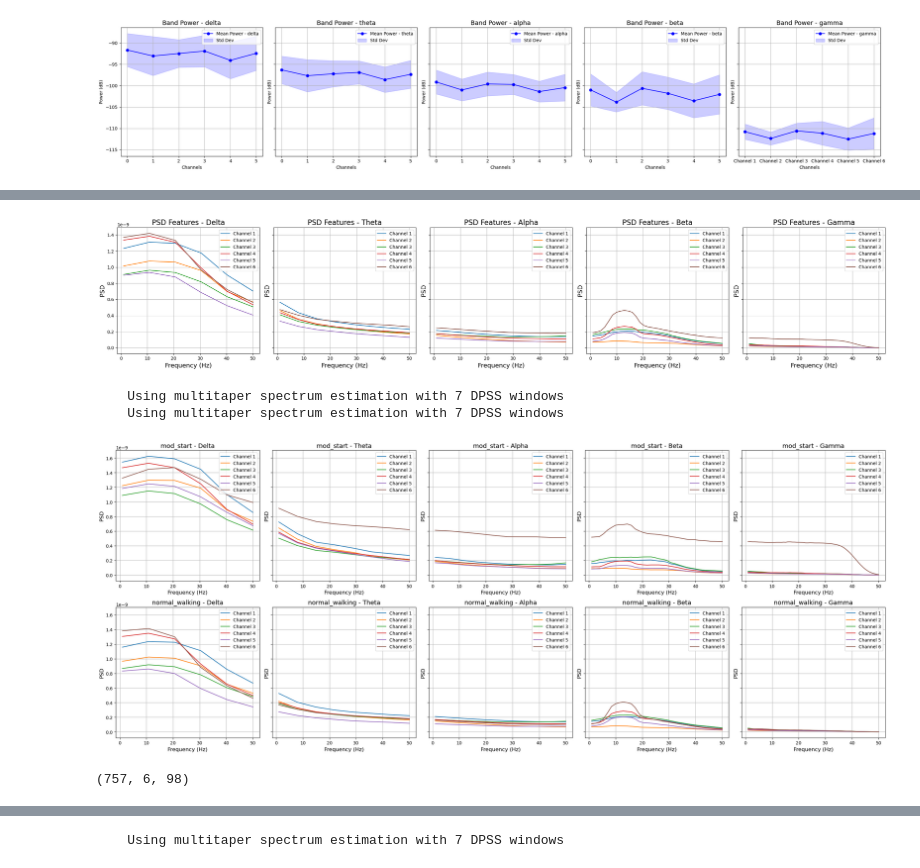
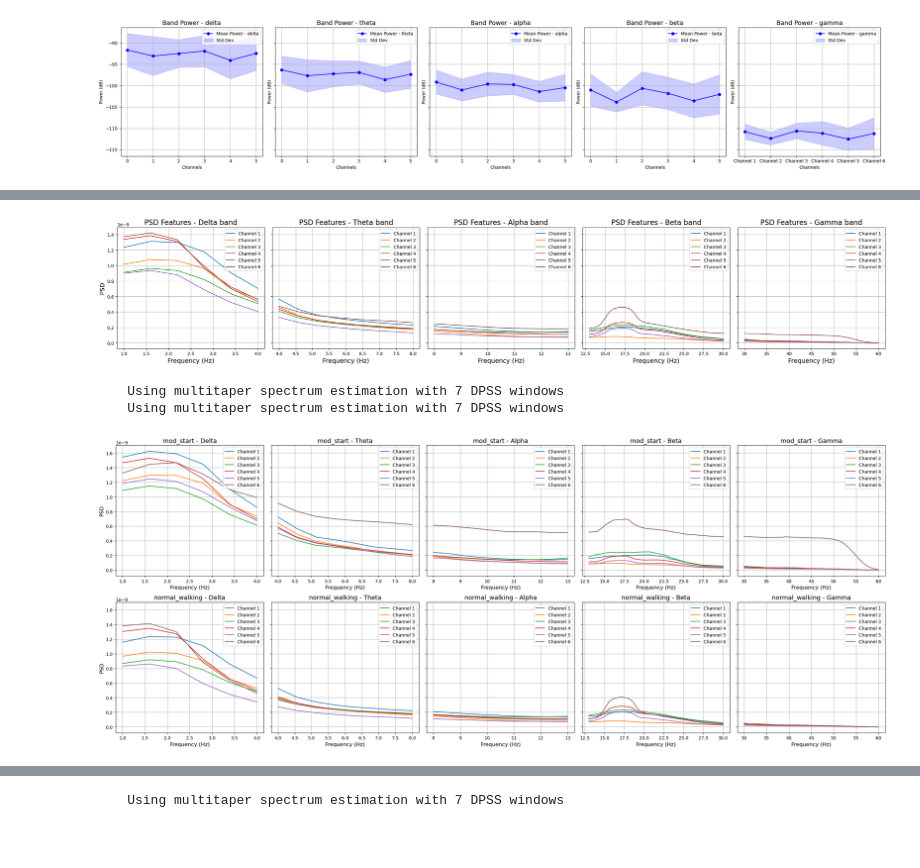
Before and after one commit to orabe/gaitmod, a Jupyter notebook: examples/lfp_all_data copy.ipynb, the cells around one changed output, grey strips where cells are left out. Cells and saved outputs as stored; diff of their text form; code cells hidden in the pictures; blank space fills up the shorter version.

```diff
--- a/examples/lfp_all_data copy.ipynb
+++ b/examples/lfp_all_data copy.ipynb
@@ -468,39 +454,45 @@ visualize_band_power(band_power_features)
 def visualize_psd(psd_features):
     """
     Visualizes the PSD features for each frequency band.
 
     Parameters:
     - psd_features: Dictionary with frequency bands as keys and values as
                     arrays of shape (n_epochs, n_channels, n_frequencies).
     """
     num_bands = len(psd_features)
     num_channels = next(iter(psd_features.values())).shape[1]  # Get number of channels
 
     # Create a figure with subplots for each frequency band
     fig, axes = plt.subplots(1, num_bands, figsize=(5 * num_bands, 5), sharey=True)
 
     # Plot each band
     for i, (band, values) in enumerate(psd_features.items()):
         mean_psd = values.mean(axis=0)  # Average across epochs
-        freqs = np.linspace(1, 50, values.shape[2])  # Example frequency range (adjust as necessary)
+        freq_range = freq_bands[band]
+        freqs = np.linspace(freq_range[0], freq_range[1], values.shape[2])  # Adjust frequency range per band
 
         for ch in range(num_channels):
             axes[i].plot(freqs, mean_psd[ch, :], label=f'Channel {ch + 1}')
 
         # Add titles and labels
-        axes[i].set_title(f'PSD Features - {band.capitalize()}', fontsize=16)
+        axes[i].set_title(f'PSD Features - {band.capitalize()} band', fontsize=16)
         axes[i].set_xlabel('Frequency (Hz)', fontsize=14)
-        axes[i].set_ylabel('PSD', fontsize=14)
+        if i == 0:
+            axes[i].set_ylabel('PSD', fontsize=14)
         axes[i].legend(loc='upper right')
         axes[i].grid(True)
 
     plt.tight_layout()
     plt.show()
 
-visualize_psd(psd_features) # Plot PSD features
+# Example data for testing (use your actual psd_features data here)
+visualize_psd(psd_features)  # Uncomment and run with actual psd_features data
 # %% [output]
-[figure, old version]
+[figure, new version]
 # %%
+import numpy as np
+import matplotlib.pyplot as plt
+
 def visualize_psd_by_class(psd_features_mod, psd_features_norm, freq_bands):
     """
     Visualizes the PSD features for each frequency band in two subplots, one for each class (mod_start and normal_walking).
@@ -510,7 +502,7 @@ def visualize_psd_by_class(psd_features_mod, psd_features_norm, freq_bands):
                         values as arrays of shape (n_epochs, n_channels, n_frequencies).
     - psd_features_norm: Dictionary for normal_walking class with frequency bands as keys and
                          values as arrays of shape (n_epochs, n_channels, n_frequencies).
-    - freq_bands: List or dictionary of frequency bands.
+    - freq_bands: Dictionary of frequency bands with their ranges.
     """
     num_bands = len(freq_bands)
     num_channels_mod = next(iter(psd_features_mod.values())).shape[1]  # Number of channels for mod_start
@@ -521,7 +513,8 @@ def visualize_psd_by_class(psd_features_mod, psd_features_norm, freq_bands):
     # Plot PSD for mod_start
     for i, (band, values_mod) in enumerate(psd_features_mod.items()):
         mean_psd_mod = values_mod.mean(axis=0)  # Average across epochs for mod_start
-        freqs = np.linspace(1, 50, values_mod.shape[2])  # Example frequency range (adjust as necessary)
+        freq_range = freq_bands[band]
+        freqs = np.linspace(freq_range[0], freq_range[1], values_mod.shape[2])  # Set frequency range per band
 
         for ch in range(num_channels_mod):
             axes[0, i].plot(freqs, mean_psd_mod[ch, :], label=f'Channel {ch + 1}')
@@ -529,13 +522,15 @@ def visualize_psd_by_class(psd_features_mod, psd_features_norm, freq_bands):
         # Add titles and labels for mod_start class
         axes[0, i].set_title(f'mod_start - {band.capitalize()}', fontsize=14)
         axes[0, i].set_xlabel('Frequency (Hz)', fontsize=12)
-        axes[0, i].set_ylabel('PSD', fontsize=12)
+        if i == 0:
+            axes[0, i].set_ylabel('PSD', fontsize=12)
         axes[0, i].grid(True)
 
     # Plot PSD for normal_walking
     for i, (band, values_norm) in enumerate(psd_features_norm.items()):
         mean_psd_norm = values_norm.mean(axis=0)  # Average across epochs for normal_walking
-        freqs = np.linspace(1, 50, values_norm.shape[2])  # Example frequency range (adjust as necessary)
+        freq_range = freq_bands[band]
+        freqs = np.linspace(freq_range[0], freq_range[1], values_norm.shape[2])  # Set frequency range per band
 
         for ch in range(num_channels_norm):
             axes[1, i].plot(freqs, mean_psd_norm[ch, :], label=f'Channel {ch + 1}')
@@ -543,7 +538,8 @@ def visualize_psd_by_class(psd_features_mod, psd_features_norm, freq_bands):
         # Add titles and labels for normal_walking class
         axes[1, i].set_title(f'normal_walking - {band.capitalize()}', fontsize=14)
         axes[1, i].set_xlabel('Frequency (Hz)', fontsize=12)
-        axes[1, i].set_ylabel('PSD', fontsize=12)
+        if i == 0:
+            axes[1, i].set_ylabel('PSD', fontsize=12)
         axes[1, i].grid(True)
 
     # Add legends and adjust layout
@@ -554,15 +550,11 @@ def visualize_psd_by_class(psd_features_mod, psd_features_norm, freq_bands):
     plt.show()
 
 # Example usage:
-psd_features_mod_start = extract_band_psd(epochs['mod_start'], freq_bands)
-psd_features_normal_walking = extract_band_psd(epochs['normal_walking'], freq_bands)
+psd_features_mod_start = FeatureExtractor.extract_band_psd(epochs['mod_start'], freq_bands)
+psd_features_normal_walking = FeatureExtractor.extract_band_psd(epochs['normal_walking'], freq_bands)
 
-visualize_psd_by_class(psd_features_mod_start, psd_features_normal_walking, freq_bands)
+visualize_psd_by_class(psd_features_mod_start, psd_features_normal_walking, freq_bands)  # Uncomment with actual data
 # %% [output]
     Using multitaper spectrum estimation with 7 DPSS windows
     Using multitaper spectrum estimation with 7 DPSS windows
-[figure, old version]
+[figure, new version]
-# %%
-overall_psd_features.shape
-# %% [output]
-(757, 6, 98)
```
Also changed, not shown: parts of 37 cells of this notebook, 24 other files.
